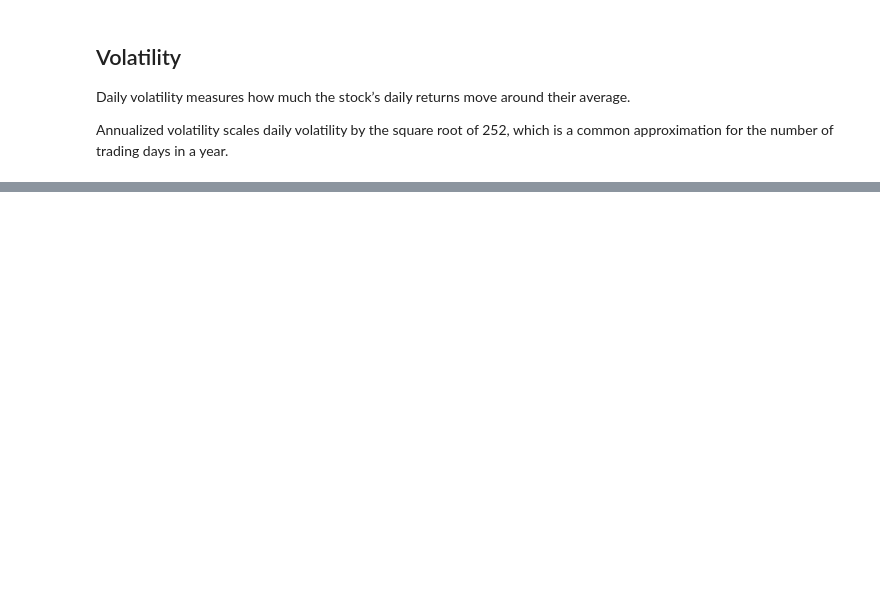
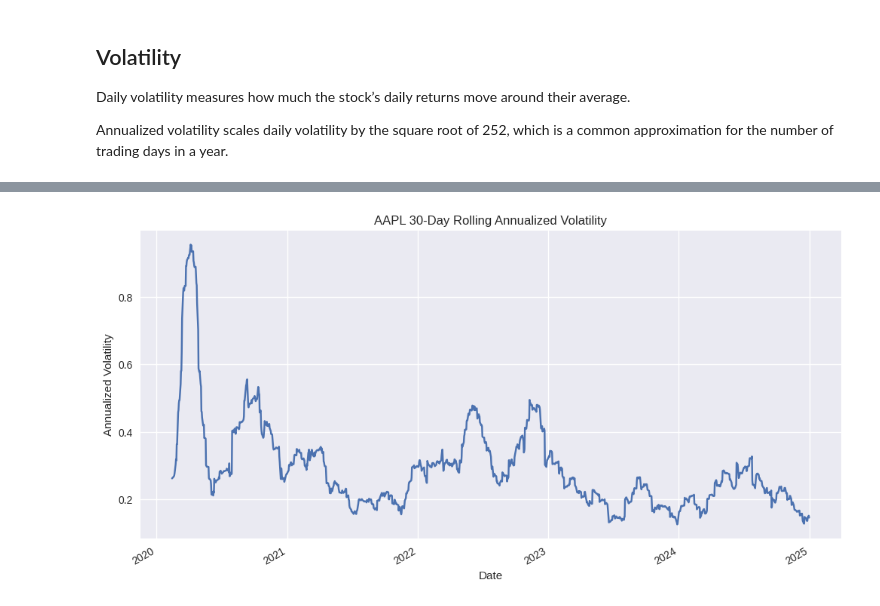
Before and after one commit to jf111-code/jupyter-notebook-practice, a Jupyter notebook: notebooks/chapter6-finance-data-analysis.ipynb, the cells around one changed output, grey strips where cells are left out. Cells and saved outputs as stored; diff of their text form; code cells hidden in the pictures; blank space fills up the shorter version.

```diff
--- a/notebooks/chapter6-finance-data-analysis.ipynb
+++ b/notebooks/chapter6-finance-data-analysis.ipynb
@@ -217,0 +220,9 @@ Annualized volatility scales daily volatility by the square root of 252, which i
+# %%
+data["rolling_30d_vol"] = data["returns"].rolling(30).std() * (252 ** 0.5)
+
+data["rolling_30d_vol"].plot(figsize=(12, 6), title=f"{ticker} 30-Day Rolling Annualized Volatility")
+plt.xlabel("Date")
+plt.ylabel("Annualized Volatility")
+plt.show()
+# %% [output]
+[figure, added]
```
Also changed, not shown: parts of 8 cells of this notebook.
